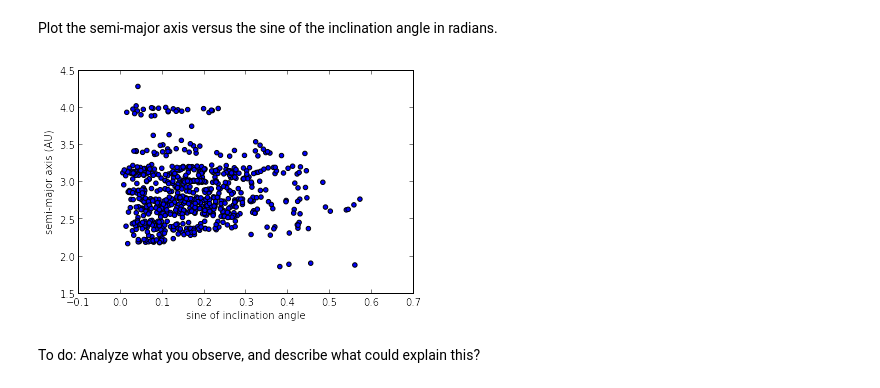
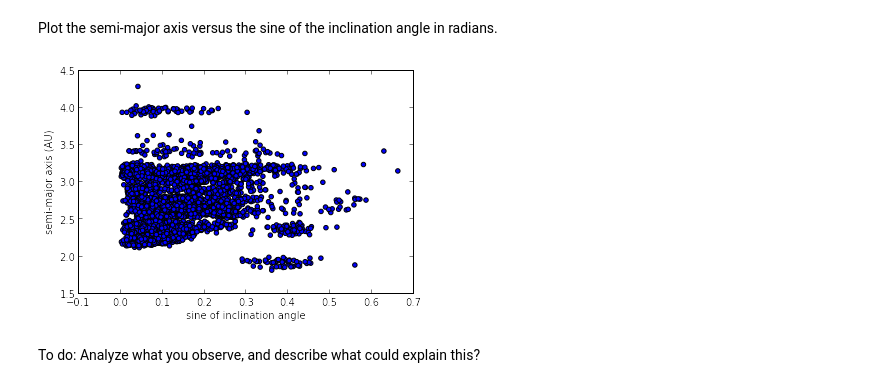
Before and after one commit to yixinmao/2014_fall_ASTR599, a Jupyter notebook: cosmoharrigan/HW1.ipynb, the cells around one changed output. Saved outputs shown, nothing was run; the diff lists cells and outputs as text; code cells hidden in the pictures.

```diff
--- a/cosmoharrigan/HW1.ipynb
+++ b/cosmoharrigan/HW1.ipynb
@@ -81,11 +81,11 @@ import matplotlib.pyplot as plt
 # %% [markdown]
 Plot the semi-major axis versus the sine of the inclination angle in radians.
 # %%
-plt.scatter(np.sin(np.deg2rad(data[:,2])), data[:,0]);
+plt.scatter(np.sin(np.deg2rad(data_raw[:,2])), data_raw[:,0]);
 plt.xlabel('sine of inclination angle');
 plt.ylabel('semi-major axis (AU)');
 # %% [output]
-[figure, old version]
+[figure, new version]
 # %% [markdown]
 To do: Analyze what you observe, and describe what could explain this?
 # %% [markdown]
```
Also changed, not shown: parts of 1 cell of this notebook.
